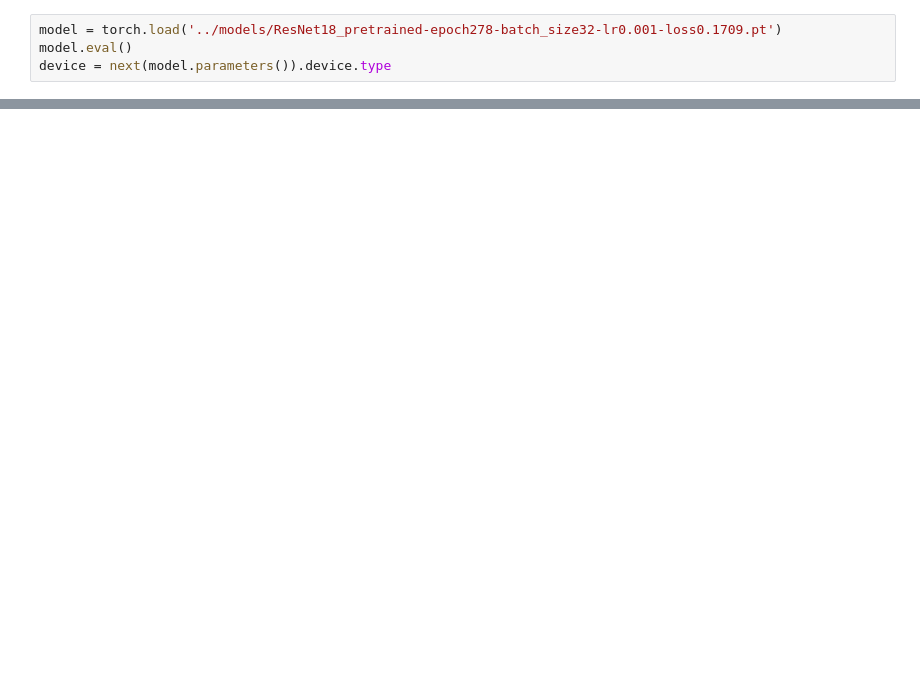
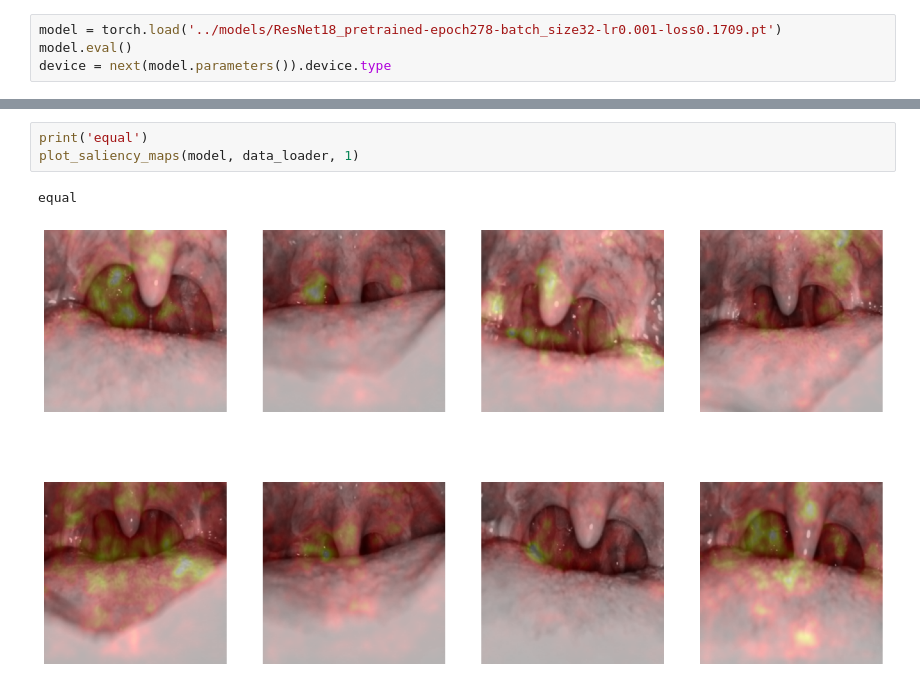
Before and after one commit to TimBerti/glottis-cv, a Jupyter notebook: notebooks/visualization.ipynb, the cells around one changed output, grey strips where cells are left out. Drawn from its saved outputs; the diff is of its cells as text; blank space fills up the shorter version.

```diff
--- a/notebooks/visualization.ipynb
+++ b/notebooks/visualization.ipynb
@@ -54,0 +65,6 @@ plt.show()
+# %%
+print('equal')
+plot_saliency_maps(model, data_loader, 1)
+# %% [output]
+equal
+[figure, added]
```
Also changed, not shown: parts of 3 cells of this notebook, 1 other file.
